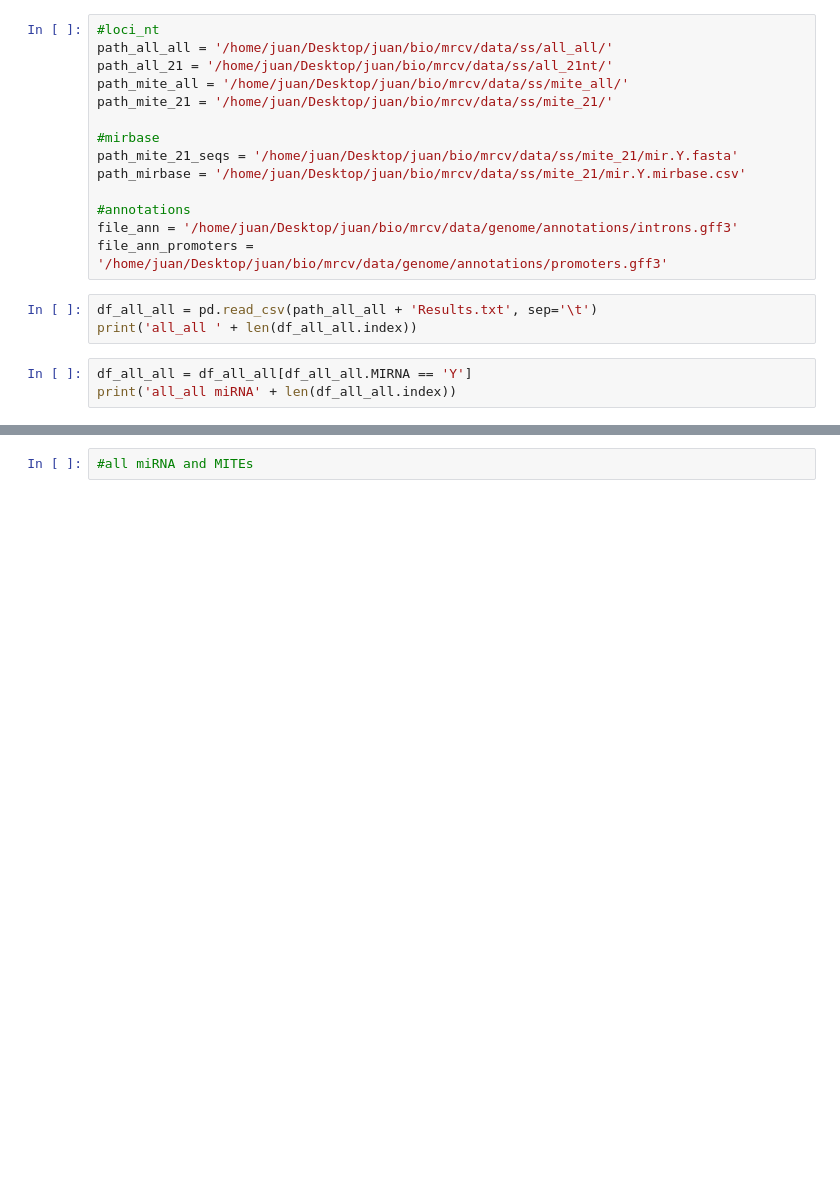
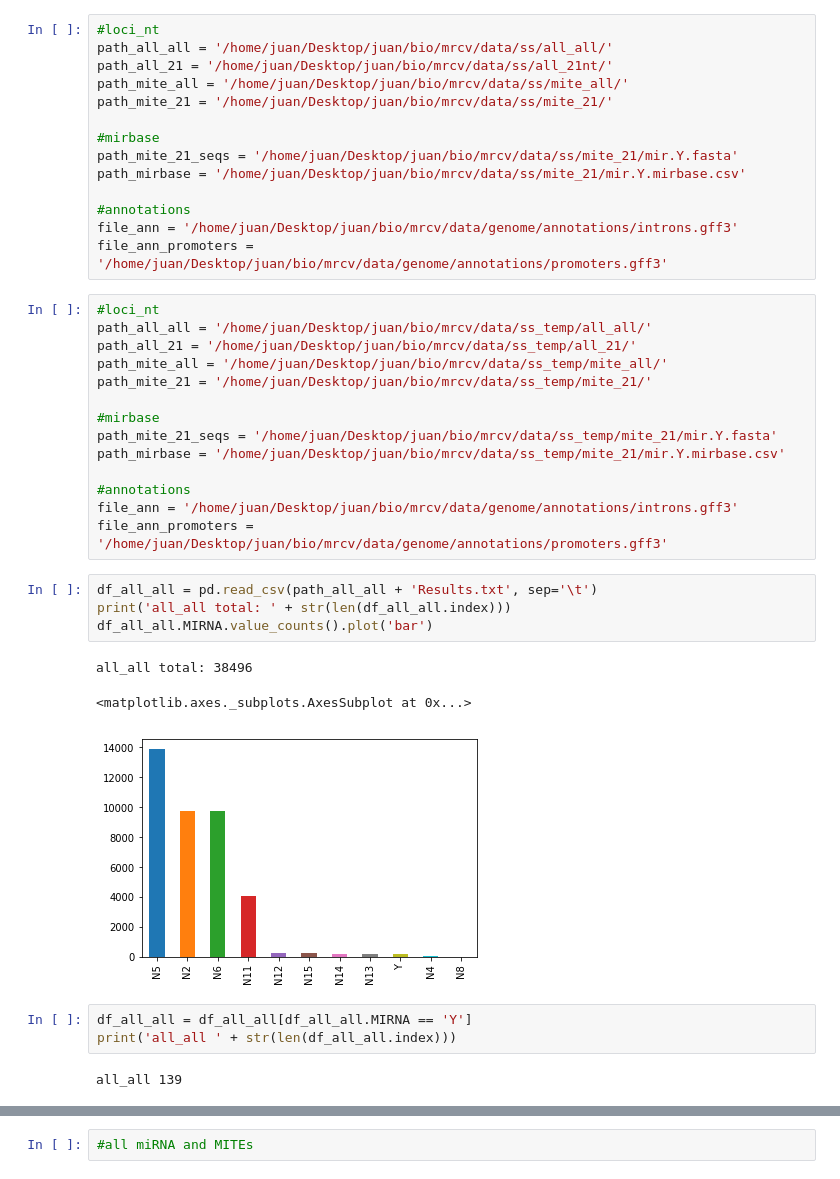
Before and after one commit to juancresc/mrcv, a Jupyter notebook: pipes/3/all.ipynb, the cells around one changed output, grey strips where cells are left out. Saved outputs shown, nothing was run; the diff lists cells and outputs as text; blank space fills up the shorter version.

```diff
--- a/pipes/3/all.ipynb
+++ b/pipes/3/all.ipynb
@@ -21,11 +21,32 @@ path_mirbase = '/home/juan/Desktop/juan/bio/mrcv/data/ss/mite_21/mir.Y.mirbase.c
 #annotations
 file_ann = '/home/juan/Desktop/juan/bio/mrcv/data/genome/annotations/introns.gff3'
 file_ann_promoters = '/home/juan/Desktop/juan/bio/mrcv/data/genome/annotations/promoters.gff3'
+# %%
+#loci_nt
+path_all_all = '/home/juan/Desktop/juan/bio/mrcv/data/ss_temp/all_all/'
+path_all_21 = '/home/juan/Desktop/juan/bio/mrcv/data/ss_temp/all_21/'
+path_mite_all = '/home/juan/Desktop/juan/bio/mrcv/data/ss_temp/mite_all/'
+path_mite_21 = '/home/juan/Desktop/juan/bio/mrcv/data/ss_temp/mite_21/'
+
+#mirbase
+path_mite_21_seqs = '/home/juan/Desktop/juan/bio/mrcv/data/ss_temp/mite_21/mir.Y.fasta'
+path_mirbase = '/home/juan/Desktop/juan/bio/mrcv/data/ss_temp/mite_21/mir.Y.mirbase.csv'
+
+#annotations
+file_ann = '/home/juan/Desktop/juan/bio/mrcv/data/genome/annotations/introns.gff3'
+file_ann_promoters = '/home/juan/Desktop/juan/bio/mrcv/data/genome/annotations/promoters.gff3'
 # %%
 df_all_all = pd.read_csv(path_all_all + 'Results.txt', sep='\t')
-print('all_all ' + len(df_all_all.index))
+print('all_all total: ' + str(len(df_all_all.index)))
+df_all_all.MIRNA.value_counts().plot('bar')
+# %% [output]
+all_all total: 38496
+<matplotlib.axes._subplots.AxesSubplot at 0x...>
+[figure, added]
 # %%
 df_all_all = df_all_all[df_all_all.MIRNA == 'Y']
-print('all_all miRNA' + len(df_all_all.index))
+print('all_all ' + str(len(df_all_all.index)))
+# %% [output]
+all_all 139
 # %%
 df_all_21 = pd.read_csv(path_all_21 + 'Results.txt', sep='\t')
```
Also changed, not shown: parts of 33 cells of this notebook.
